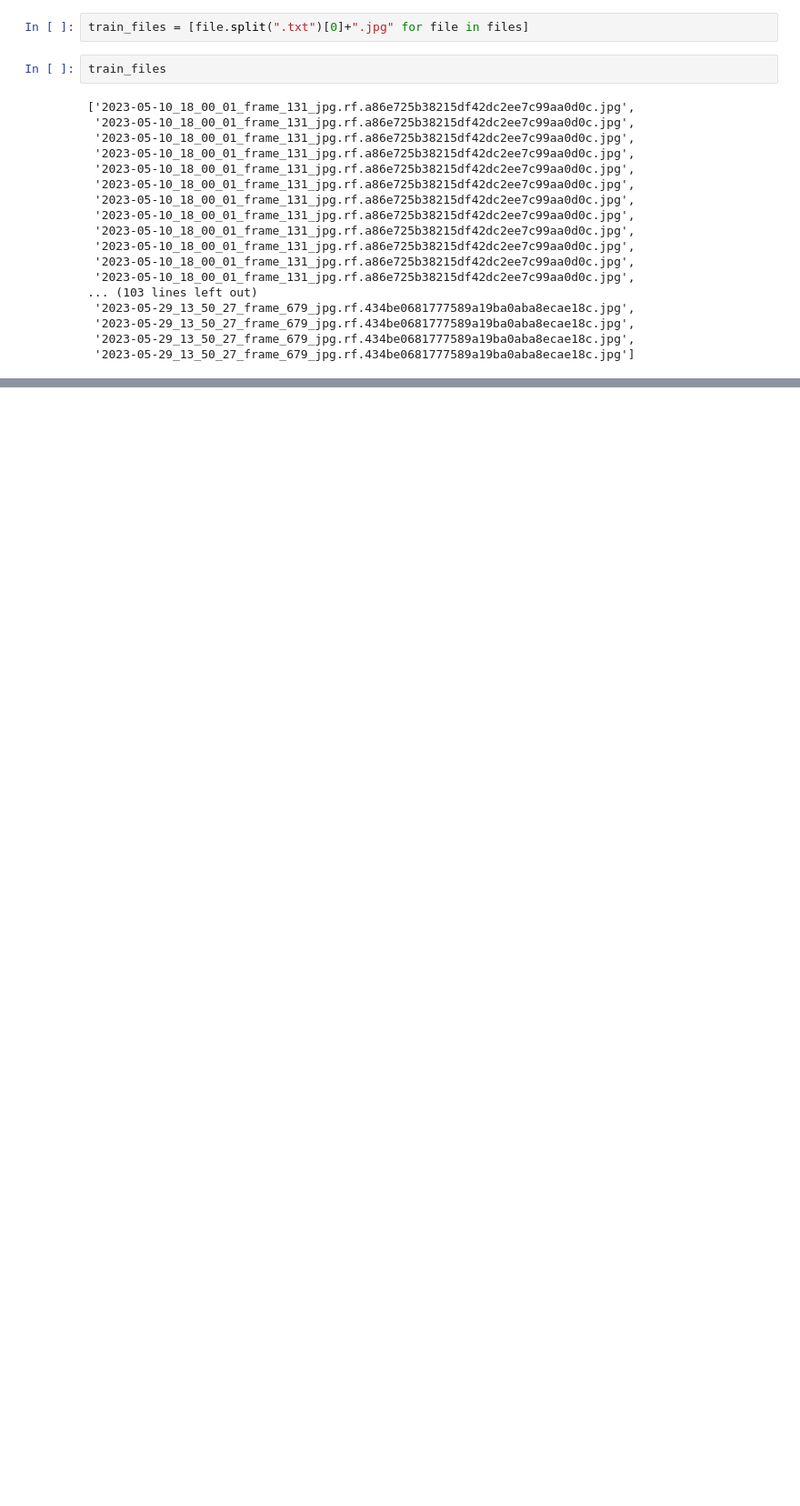
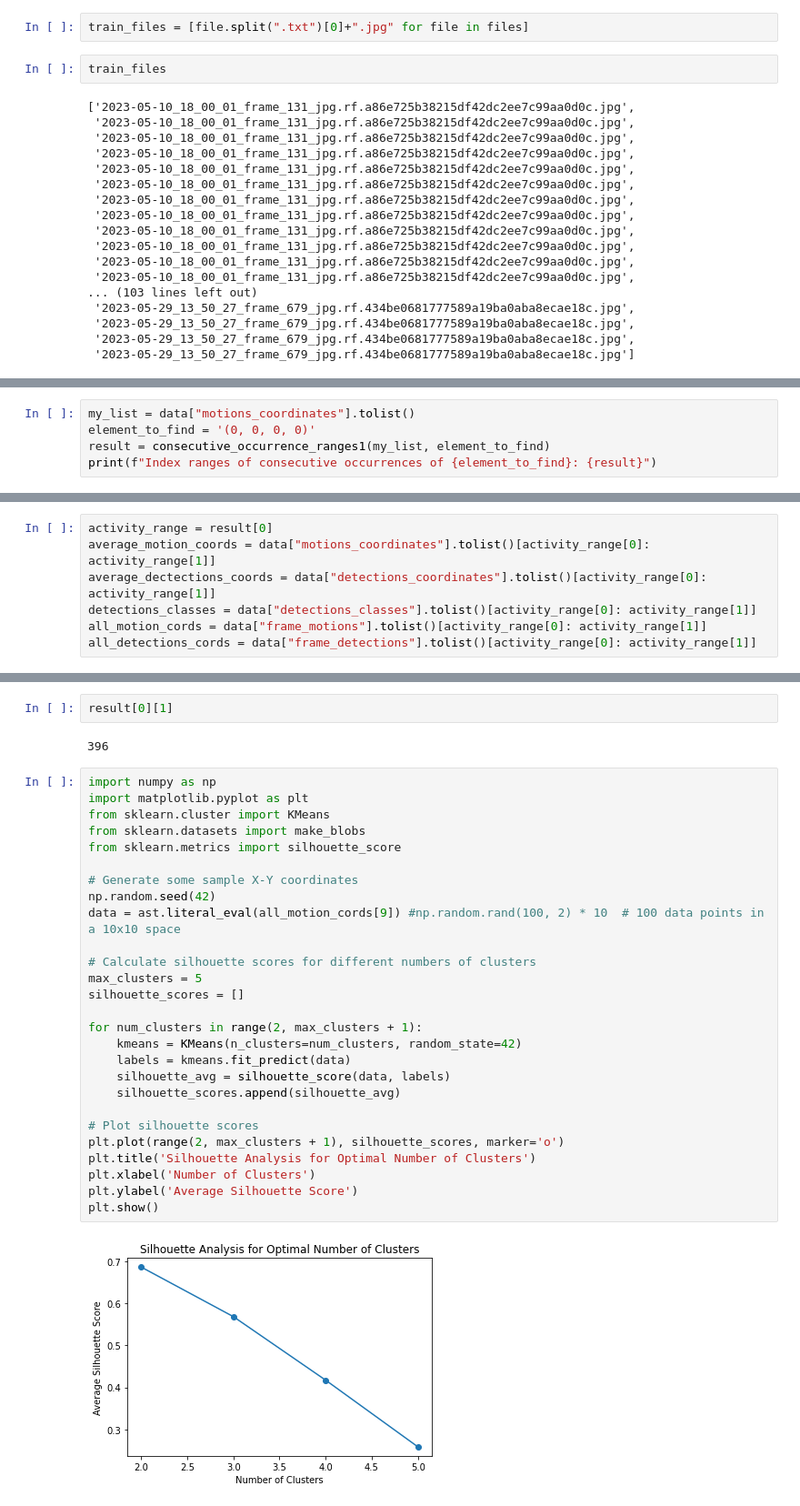
Before and after one commit to eai6/BeeVision, a Jupyter notebook: solitary_bee_hotels/scripts/research.ipynb, the cells around one changed output, grey strips where cells are left out. Shown: that part at 91% size. Cells and saved outputs as stored; diff of their text form; blank space fills up the shorter version.

```diff
--- a/solitary_bee_hotels/scripts/research.ipynb
+++ b/solitary_bee_hotels/scripts/research.ipynb
@@ -238,0 +348,5 @@ train_files
+# %%
+my_list = data["motions_coordinates"].tolist()
+element_to_find = '(0, 0, 0, 0)'
+result = consecutive_occurrence_ranges1(my_list, element_to_find)
+print(f"Index ranges of consecutive occurrences of {element_to_find}: {result}")
@@ -238,0 +368,7 @@ train_files
+# %%
+activity_range = result[0]
+average_motion_coords = data["motions_coordinates"].tolist()[activity_range[0]: activity_range[1]]
+average_dectections_coords = data["detections_coordinates"].tolist()[activity_range[0]: activity_range[1]]
+detections_classes = data["detections_classes"].tolist()[activity_range[0]: activity_range[1]]
+all_motion_cords = data["frame_motions"].tolist()[activity_range[0]: activity_range[1]]
+all_detections_cords = data["frame_detections"].tolist()[activity_range[0]: activity_range[1]]
@@ -238,0 +456,33 @@ train_files
+# %%
+result[0][1]
+# %% [output]
+396
+# %%
+import numpy as np
+import matplotlib.pyplot as plt
+from sklearn.cluster import KMeans
+from sklearn.datasets import make_blobs
+from sklearn.metrics import silhouette_score
+
+# Generate some sample X-Y coordinates
+np.random.seed(42)
+data = ast.literal_eval(all_motion_cords[9]) #np.random.rand(100, 2) * 10  # 100 data points in a 10x10 space
+
+# Calculate silhouette scores for different numbers of clusters
+max_clusters = 5
+silhouette_scores = []
+
+for num_clusters in range(2, max_clusters + 1):
+    kmeans = KMeans(n_clusters=num_clusters, random_state=42)
+    labels = kmeans.fit_predict(data)
+    silhouette_avg = silhouette_score(data, labels)
+    silhouette_scores.append(silhouette_avg)
+
+# Plot silhouette scores
+plt.plot(range(2, max_clusters + 1), silhouette_scores, marker='o')
+plt.title('Silhouette Analysis for Optimal Number of Clusters')
+plt.xlabel('Number of Clusters')
+plt.ylabel('Average Silhouette Score')
+plt.show()
+# %% [output]
+[figure, added]
```
Also changed, not shown: parts of 47 cells of this notebook, 3 other files.
